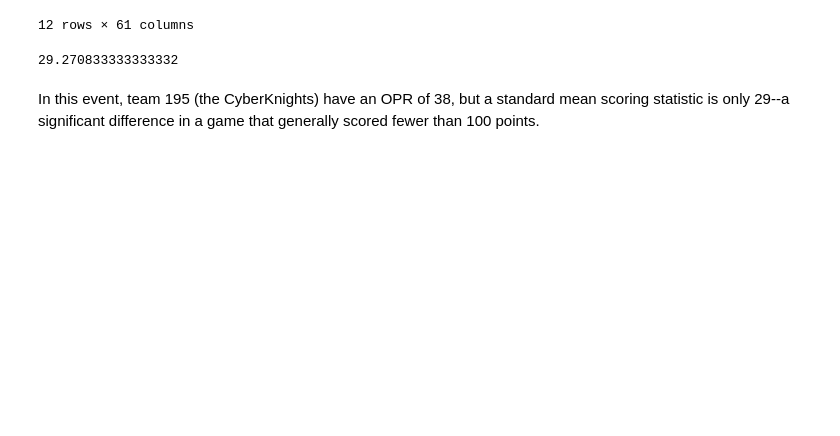
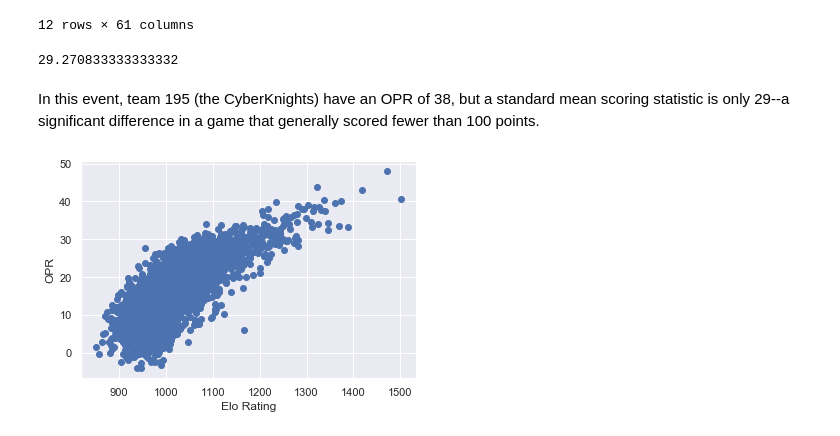
Before and after one commit to Samcfuchs/FRC-Data, a Jupyter notebook: Analytics/compiled/opr_demo.ipynb, the cells around one changed output. Drawn from its saved outputs; the diff is of its cells as text; code cells hidden in the pictures; blank space fills up the shorter version.

```diff
--- a/Analytics/compiled/opr_demo.ipynb
+++ b/Analytics/compiled/opr_demo.ipynb
@@ -112,3 +112,13 @@ event_data_6.loc[event_data_6.Team==team, "totalPoints"].mean() / 3
  In this event, team 195 (the CyberKnights) have an OPR of 38, but a standard
  mean scoring statistic is only 29--a significant difference in a game that
  generally scored fewer than 100 points.
+# %%
+elo_2019 = pd.read_csv(f"data/{YEAR}_end_elos.csv",index_col=0)
+elo_2019.head()
+combo = pd.concat([elo_2019, model.table], axis=1, join='inner')
+plt.scatter(combo.Rating, combo.opr)
+plt.xlabel("Elo Rating")
+plt.ylabel("OPR")
+plt.show()
+# %% [output]
+[figure, added]
```
Also changed, not shown: parts of 8 cells of this notebook, 1 other file.
